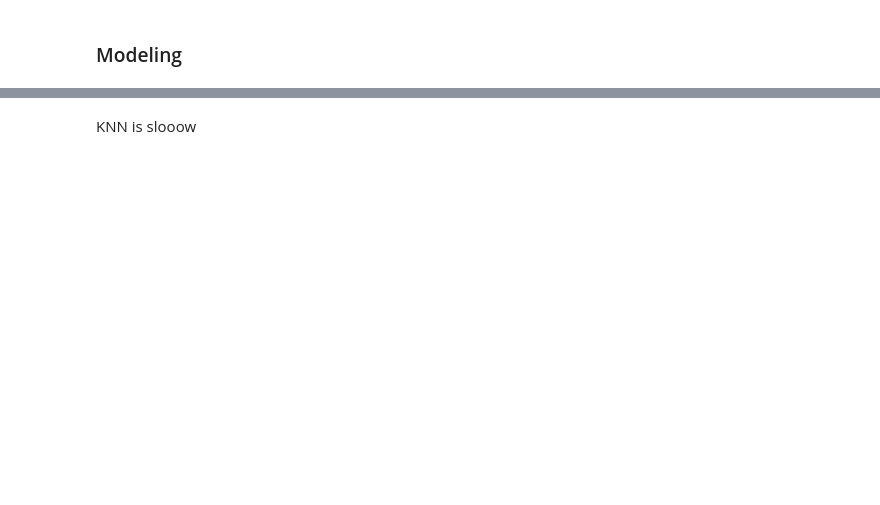
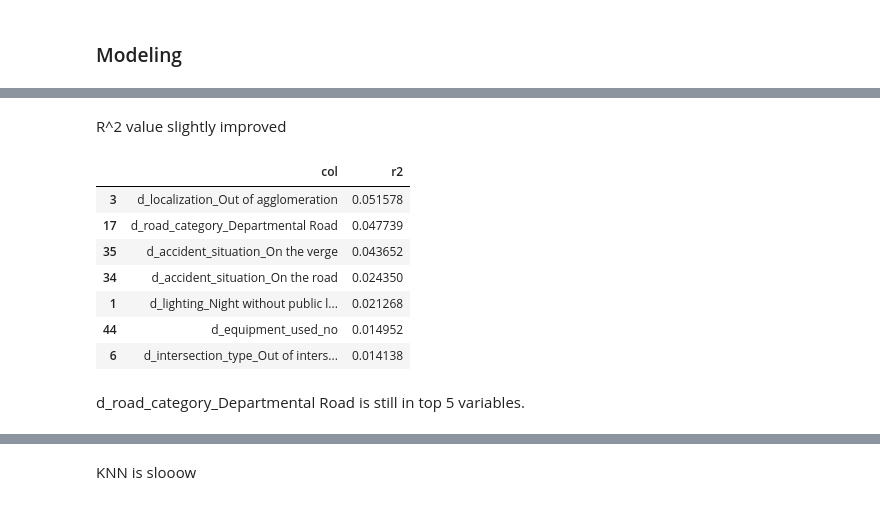
Before and after one commit to kmatusz/accidents, a Jupyter notebook: Modeling.ipynb, the cells around one changed output, grey strips where cells are left out. Saved outputs shown, nothing was run; the diff lists cells and outputs as text; code cells hidden in the pictures; blank space fills up the shorter version.

```diff
--- a/Modeling.ipynb
+++ b/Modeling.ipynb
@@ -261,0 +603,23 @@ x_train.head()
+# %% [markdown]
+R^2 value slightly improved
+# %%
+r2 = []
+
+for col in cols_to_log:
+    mod = sm.OLS(y_train['y'], add_constant(x_train[col]))
+    res = mod.fit()
+    r2.append((col, res.rsquared))
+# %%
+r2_df = pd.DataFrame(r2, columns = ['col', 'r2']).sort_values('r2', ascending = False)
+r2_df.head(7)
+# %% [output]
+|  | col | r2 |
+| 3 | d_localization_Out of agglomeration | 0.051578 |
+| 17 | d_road_category_Departmental Road | 0.047739 |
+| 35 | d_accident_situation_On the verge | 0.043652 |
+| 34 | d_accident_situation_On the road | 0.024350 |
+| 1 | d_lighting_Night without public l... | 0.021268 |
+| 44 | d_equipment_used_no | 0.014952 |
+| 6 | d_intersection_type_Out of inters... | 0.014138 |
+# %% [markdown]
+d_road_category_Departmental Road is still in top 5 variables.
```
Also changed, not shown: parts of 33 cells of this notebook.
